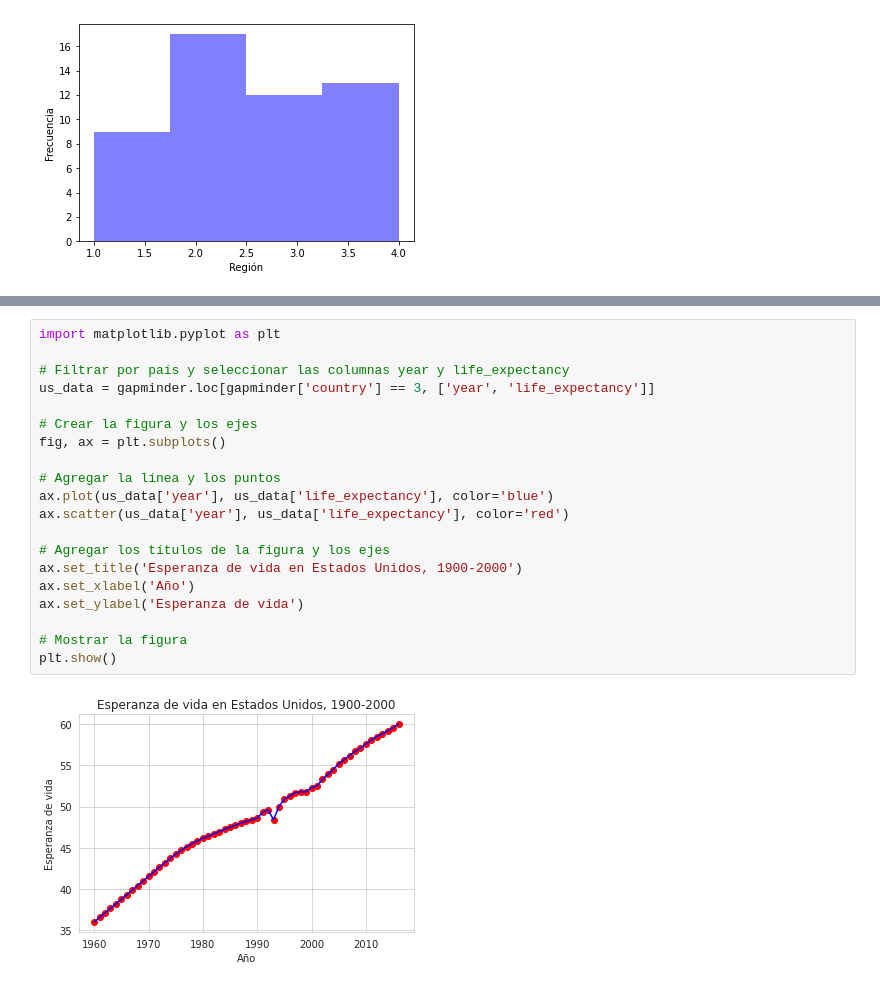
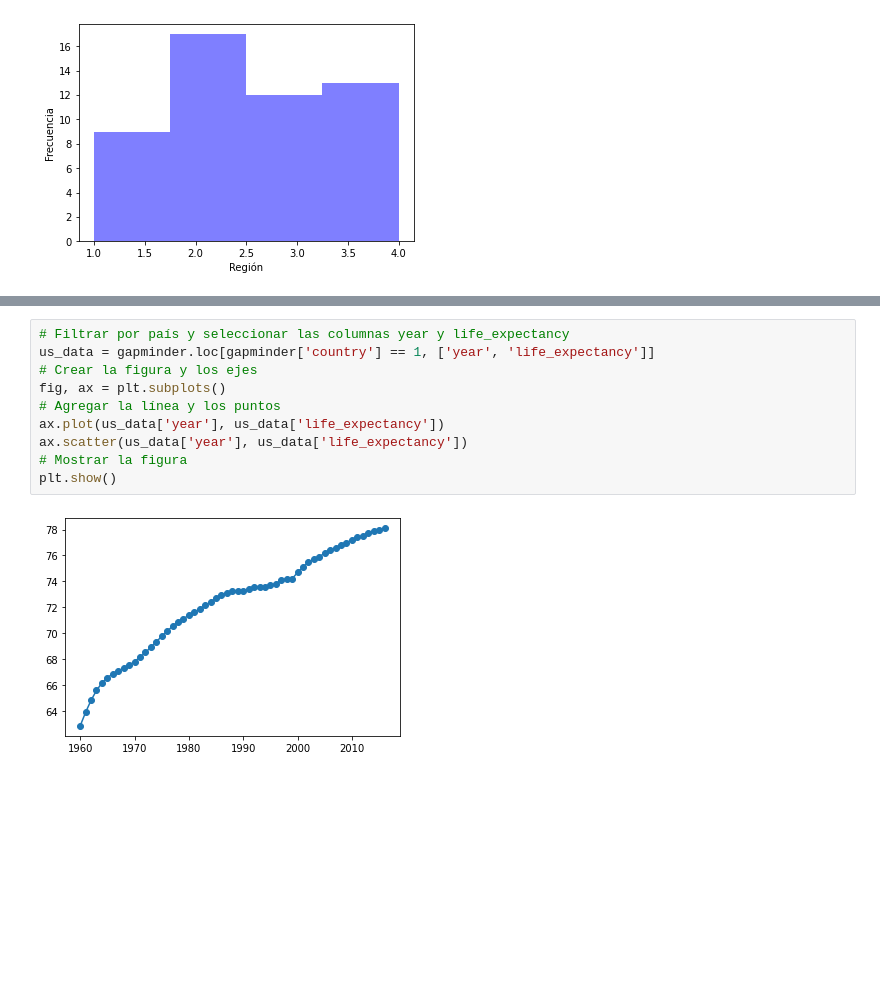
Before and after one commit to ALRIER/BigD_KonradLorenz, a Jupyter notebook: Graphics.ipynb, the cells around one changed output, grey strips where cells are left out. Saved outputs shown, nothing was run; the diff lists cells and outputs as text; blank space fills up the shorter version.

```diff
--- a/Graphics.ipynb
+++ b/Graphics.ipynb
@@ -258,22 +272,12 @@ gapminder.head()
 # %%
-import matplotlib.pyplot as plt
-
 # Filtrar por país y seleccionar las columnas year y life_expectancy
-us_data = gapminder.loc[gapminder['country'] == 3, ['year', 'life_expectancy']]
-
+us_data = gapminder.loc[gapminder['country'] == 1, ['year', 'life_expectancy']]
 # Crear la figura y los ejes
 fig, ax = plt.subplots()
-
 # Agregar la línea y los puntos
-ax.plot(us_data['year'], us_data['life_expectancy'], color='blue')
-ax.scatter(us_data['year'], us_data['life_expectancy'], color='red')
-
-# Agregar los títulos de la figura y los ejes
-ax.set_title('Esperanza de vida en Estados Unidos, 1900-2000')
-ax.set_xlabel('Año')
-ax.set_ylabel('Esperanza de vida')
-
+ax.plot(us_data['year'], us_data['life_expectancy'])
+ax.scatter(us_data['year'], us_data['life_expectancy'])
 # Mostrar la figura
 plt.show()
 # %% [output]
-[figure, old version]
+[figure, new version]
```
Also changed, not shown: parts of 23 cells of this notebook.
